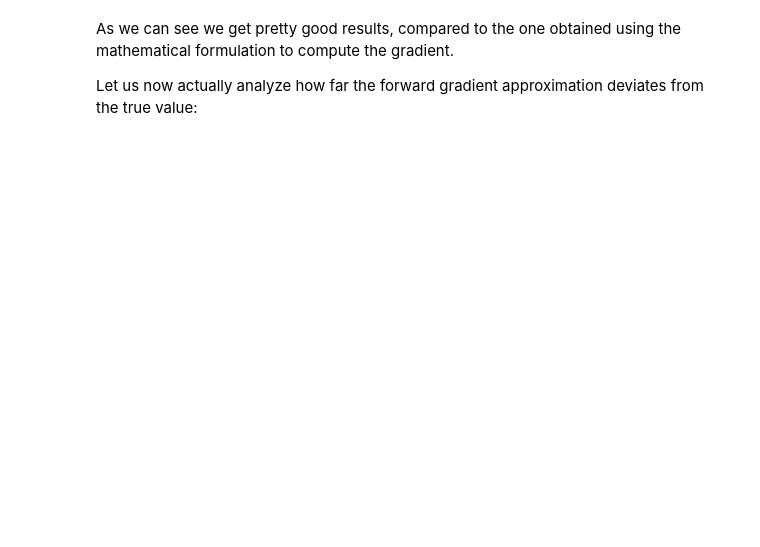
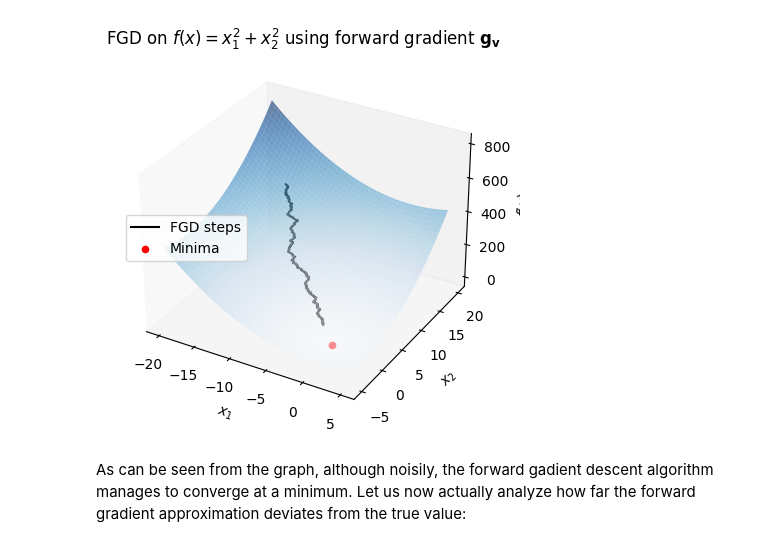
Before and after one commit to luigi-ga/GradientsWithoutBackpropagation, a Jupyter notebook: fwdgrad.ipynb, the cells around one changed output. Cells and saved outputs as stored; diff of their text form; code cells hidden in the pictures; blank space fills up the shorter version.

```diff
--- a/fwdgrad.ipynb
+++ b/fwdgrad.ipynb
@@ -129,5 +29,64 @@ plt.show()
+# %%
+# Define the function
+def f1(x1, x2):
+    return x1**2 + x2**2
+
+# Define x1, x2, primals and v as canonic base
+x1 = torch.tensor([-15.])
+x2 = torch.tensor([15.])
+primals = (x1, x2)
+v_canonic = [(torch.ones(1), torch.zeros(1)), (torch.zeros(1), torch.ones(1))]
+
+# Define learning rate and number of epochs
+l_rate = 0.01
+epochs = 1000
+
+# Initialize list of x values, fwd grads and true grads:
+x_values = list()
+fwd_grads = list()
+true_grads = list()
+
+# Perform FDG (forward gradient descent)
+for i in range(epochs):
+    # Sample perturbation
+    v_params = tuple([torch.rand_like(p) for p in primals])
+    # Compute f and df
+    _, jvp = functorch.jvp(f1, primals, v_params)
+    # Parameters update using forward gradient
+    x_values.append([p.sub_(l_rate * jvp * v_params[j]).item() for j, p in enumerate(primals)])
+    # Save true gradients and fwd gradients
+    fwd_grads.append([jvp * v_params[j] for j, p in enumerate(primals)])
+    true_grads.append([functorch.jvp(f1, primals, v)[1].item() for v in v_canonic])
+
+# Transform to numpy lists
+x_values = np.array(x_values)
+fwd_grads = np.array(fwd_grads)
+true_grads = np.array(true_grads)
+
+# Define the parameters for the plot
+t1 = np.linspace(-20, 5, 100)
+t2 = np.linspace(-5, 20, 100)
+T1, T2 = np.meshgrid(t1, t2)
+
+# Create a plot, disable grid, and add a title
+ax = plt.axes(projection='3d')
+ax.grid(False)
+plt.title(r"FGD on $f(x)=x_1^2+x_2^2$ using forward gradient $\mathbf{g}_\mathbf{v}$")
+
+# Plot f, GD steps and minima
+ax.plot_surface(T1, T2, f1(T1, T2), cmap='Blues', alpha=0.6)
+ax.plot(x_values[:, 0], x_values[:, 1], f1(*x_values.T), '-', color='black', label="FGD steps", alpha=1)
+ax.scatter(0, 0, 0, color='r', label='Minima')
+
+# Add labels and legend
+ax.set_xlabel(r'$x_1$')
+ax.set_ylabel(r'$x_2$')
+ax.set_zlabel(r'$f(x)$')
+plt.legend(loc='center left')
+plt.show()
+# %% [output]
+[figure, added]
 # %% [markdown]
-As we can see we get pretty good results, compared to the one obtained using the mathematical formulation to compute the gradient.
-
+As can be seen from the graph, although noisily, the forward gadient descent algorithm manages to converge at a minimum.
 Let us now actually analyze how far the forward gradient approximation deviates from the true value:
 # %%
```
Also changed, not shown: parts of 19 cells of this notebook, 1 other file.
